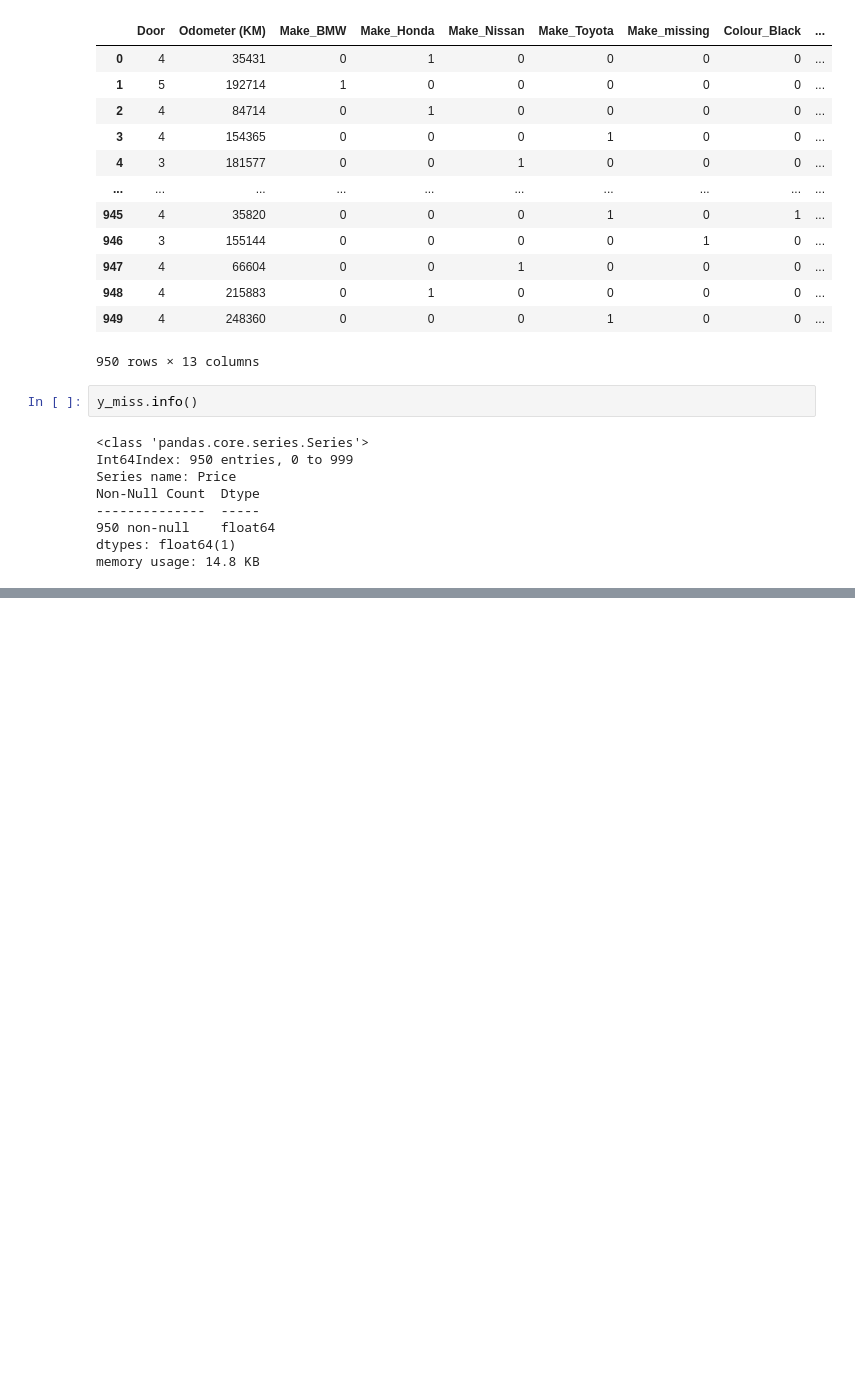
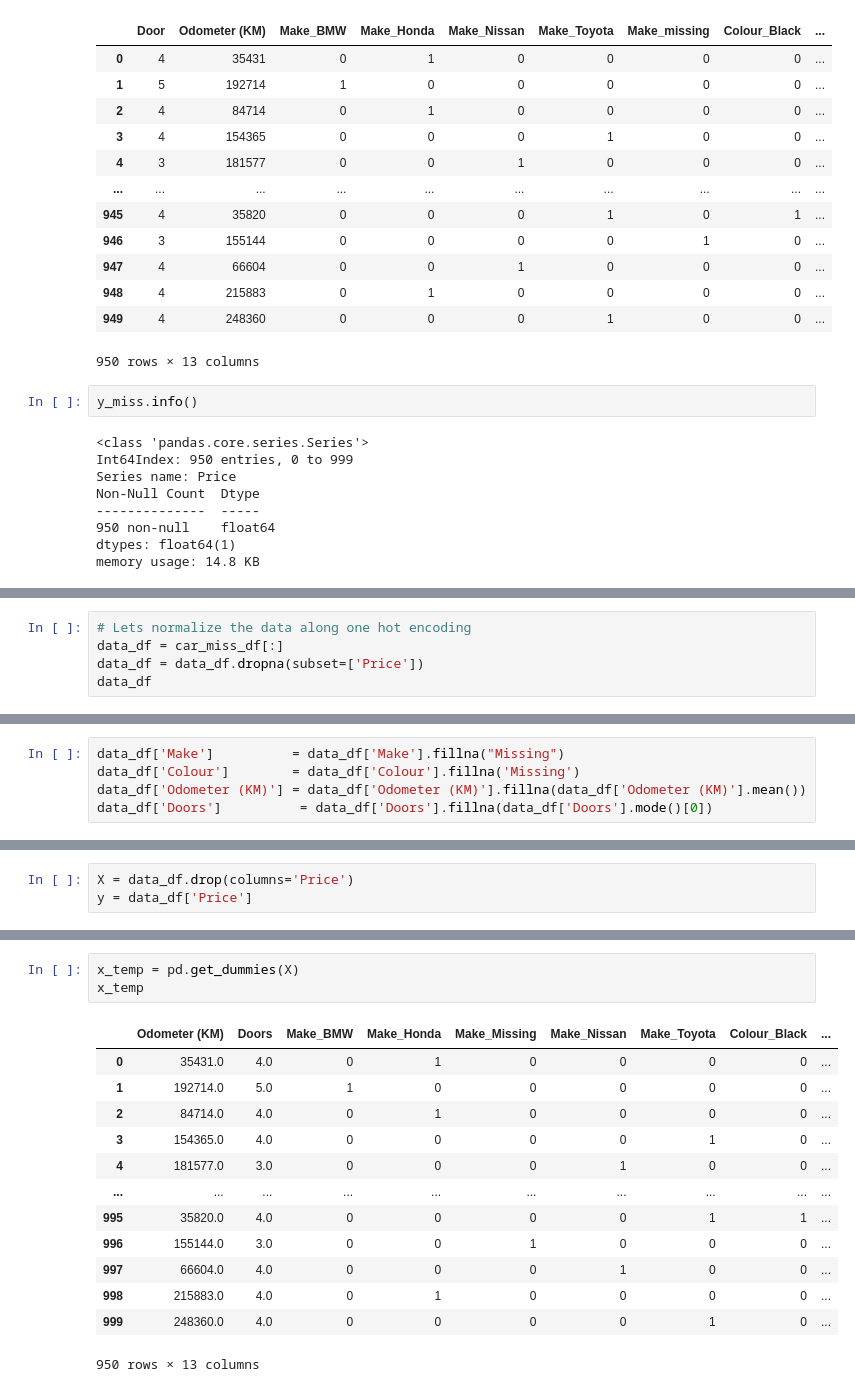
Before and after one commit to safeer-maker/Zero-to-Mastery-in-Machine-Learning, a Jupyter notebook: SkLearn_Practice .ipynb, the cells around one changed output, grey strips where cells are left out. Cells and saved outputs as stored; diff of their text form; blank space fills up the shorter version.

```diff
--- a/SkLearn_Practice .ipynb
+++ b/SkLearn_Practice .ipynb
@@ -822,0 +855,5 @@ ValueError: Found input variables with inconsistent numbers of samples: [760, 19
+# %%
+# Lets normalize the data along one hot encoding
+data_df = car_miss_df[:]
+data_df = data_df.dropna(subset=['Price'])
+data_df
@@ -822,0 +893,5 @@ ValueError: Found input variables with inconsistent numbers of samples: [760, 19
+# %%
+data_df['Make']          = data_df['Make'].fillna("Missing")
+data_df['Colour']        = data_df['Colour'].fillna('Missing')
+data_df['Odometer (KM)'] = data_df['Odometer (KM)'].fillna(data_df['Odometer (KM)'].mean())
+data_df['Doors']          = data_df['Doors'].fillna(data_df['Doors'].mode()[0])
@@ -822,0 +922,3 @@ ValueError: Found input variables with inconsistent numbers of samples: [760, 19
+# %%
+X = data_df.drop(columns='Price')
+y = data_df['Price']
@@ -822,0 +941,17 @@ ValueError: Found input variables with inconsistent numbers of samples: [760, 19
+# %%
+x_temp = pd.get_dummies(X)
+x_temp
+# %% [output]
+|  | Odometer (KM) | Doors | Make_BMW | Make_Honda | Make_Missing | Make_Nissan | Make_Toyota | Colour_Black | ... |
+| 0 | 35431.0 | 4.0 | 0 | 1 | 0 | 0 | 0 | 0 | ... |
+| 1 | 192714.0 | 5.0 | 1 | 0 | 0 | 0 | 0 | 0 | ... |
+| 2 | 84714.0 | 4.0 | 0 | 1 | 0 | 0 | 0 | 0 | ... |
+| 3 | 154365.0 | 4.0 | 0 | 0 | 0 | 0 | 1 | 0 | ... |
+| 4 | 181577.0 | 3.0 | 0 | 0 | 0 | 1 | 0 | 0 | ... |
+| ... | ... | ... | ... | ... | ... | ... | ... | ... | ... |
+| 995 | 35820.0 | 4.0 | 0 | 0 | 0 | 0 | 1 | 1 | ... |
+| 996 | 155144.0 | 3.0 | 0 | 0 | 1 | 0 | 0 | 0 | ... |
+| 997 | 66604.0 | 4.0 | 0 | 0 | 0 | 1 | 0 | 0 | ... |
+| 998 | 215883.0 | 4.0 | 0 | 1 | 0 | 0 | 0 | 0 | ... |
+| 999 | 248360.0 | 4.0 | 0 | 0 | 0 | 0 | 1 | 0 | ... |
+950 rows × 13 columns
```
Also changed, not shown: parts of 33 cells of this notebook.
